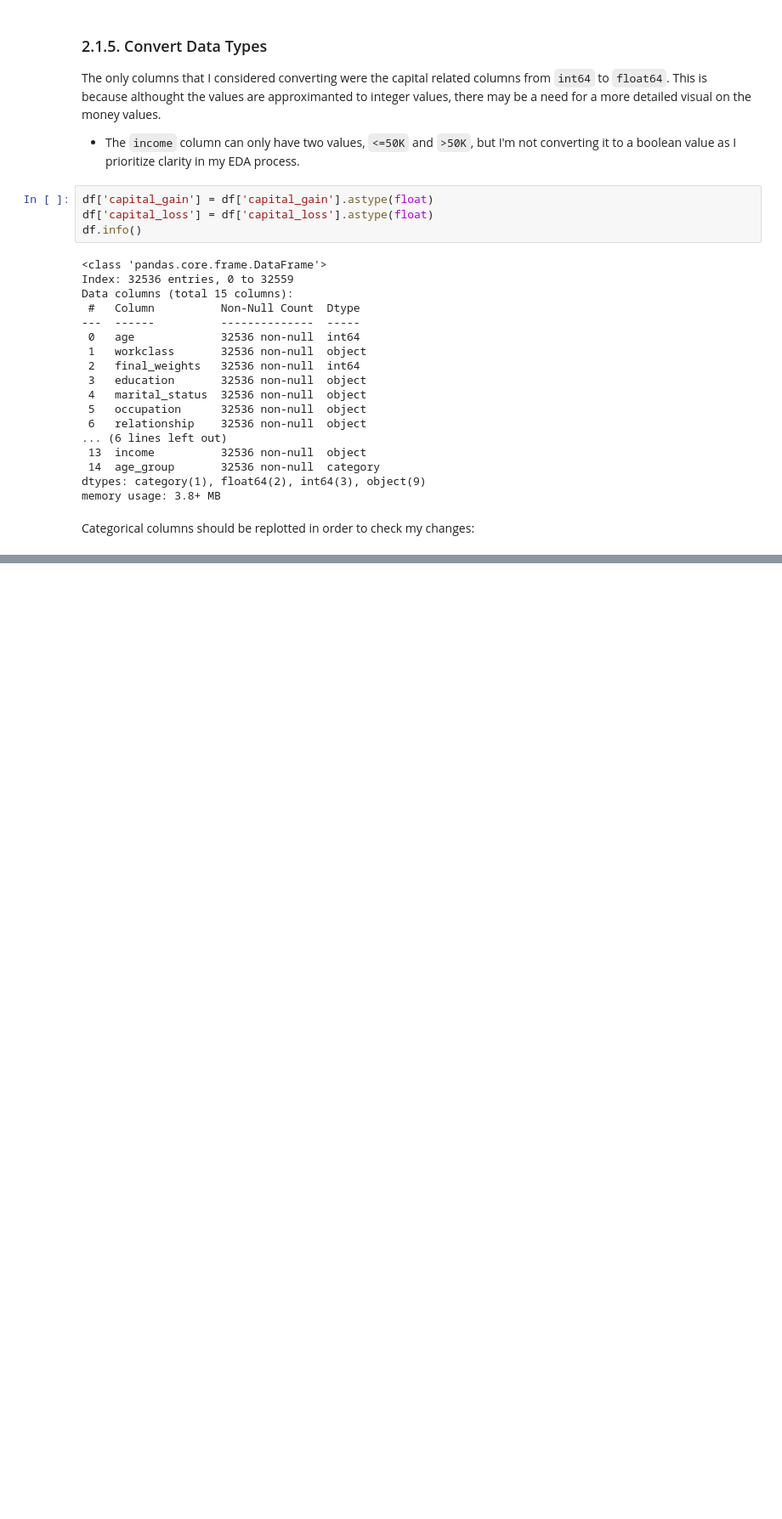
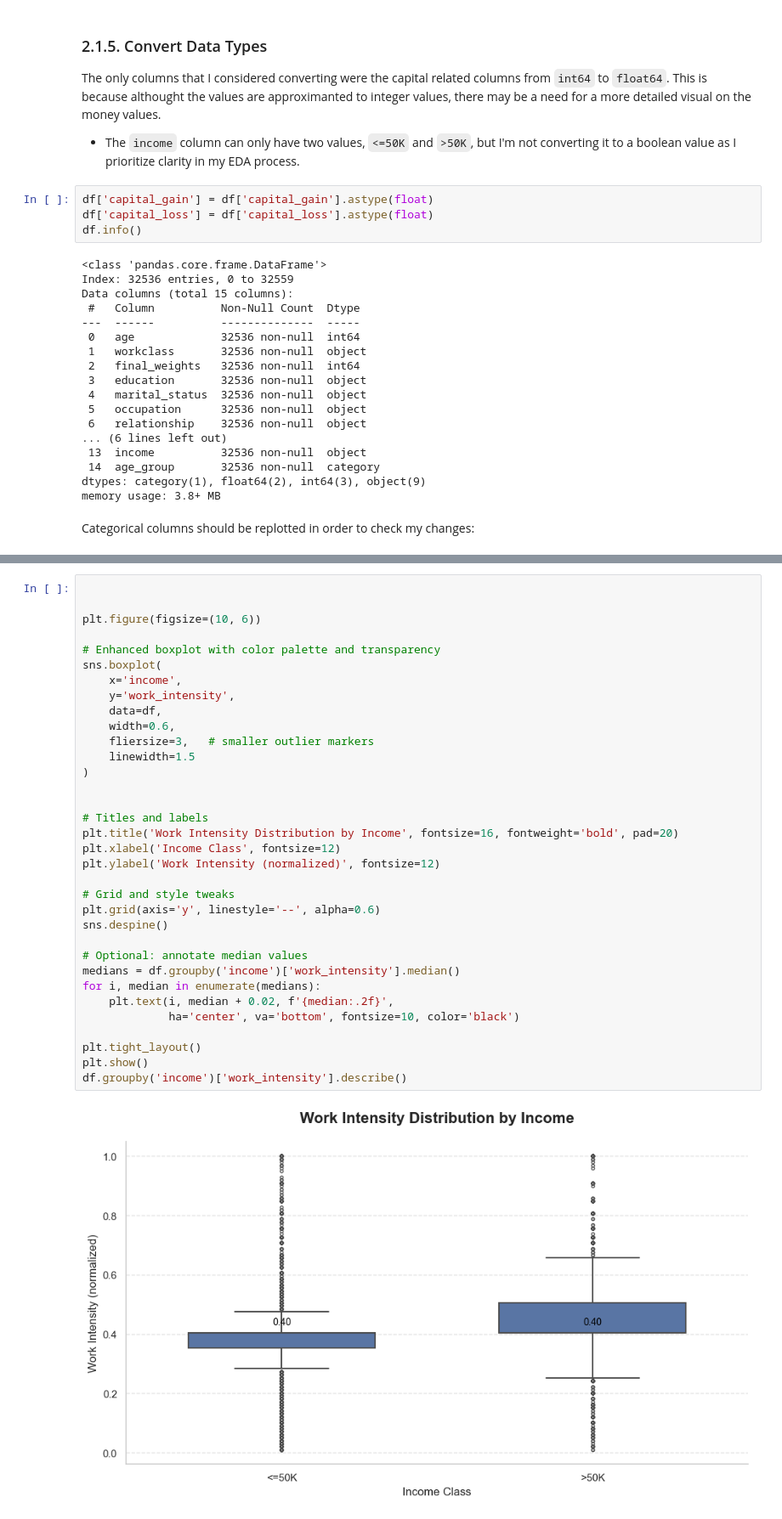
Before and after one commit to DanielMelo46/COMP-2040-Python-Essentials-Final-Project, a Jupyter notebook: Final_Analysis.ipynb, the cells around one changed output, grey strips where cells are left out. Shown: that part at 85% size. Saved outputs shown, nothing was run; the diff lists cells and outputs as text; blank space fills up the shorter version.

```diff
--- a/Final_Analysis.ipynb
+++ b/Final_Analysis.ipynb
@@ -165,0 +211,36 @@ df['net_capital'] = df['capital_gain'] - df['capital_loss']
+# %%
+
+
+plt.figure(figsize=(10, 6))
+
+# Enhanced boxplot with color palette and transparency
+sns.boxplot(
+    x='income',
+    y='work_intensity',
+    data=df,
+    width=0.6,
+    fliersize=3,   # smaller outlier markers
+    linewidth=1.5
+)
+
+
+# Titles and labels
+plt.title('Work Intensity Distribution by Income', fontsize=16, fontweight='bold', pad=20)
+plt.xlabel('Income Class', fontsize=12)
+plt.ylabel('Work Intensity (normalized)', fontsize=12)
+
+# Grid and style tweaks
+plt.grid(axis='y', linestyle='--', alpha=0.6)
+sns.despine()
+
+# Optional: annotate median values
+medians = df.groupby('income')['work_intensity'].median()
+for i, median in enumerate(medians):
+    plt.text(i, median + 0.02, f'{median:.2f}',
+             ha='center', va='bottom', fontsize=10, color='black')
+
+plt.tight_layout()
+plt.show()
+df.groupby('income')['work_intensity'].describe()
+# %% [output]
+[figure, added]
```
Also changed, not shown: parts of 11 cells of this notebook, 1 other file.
